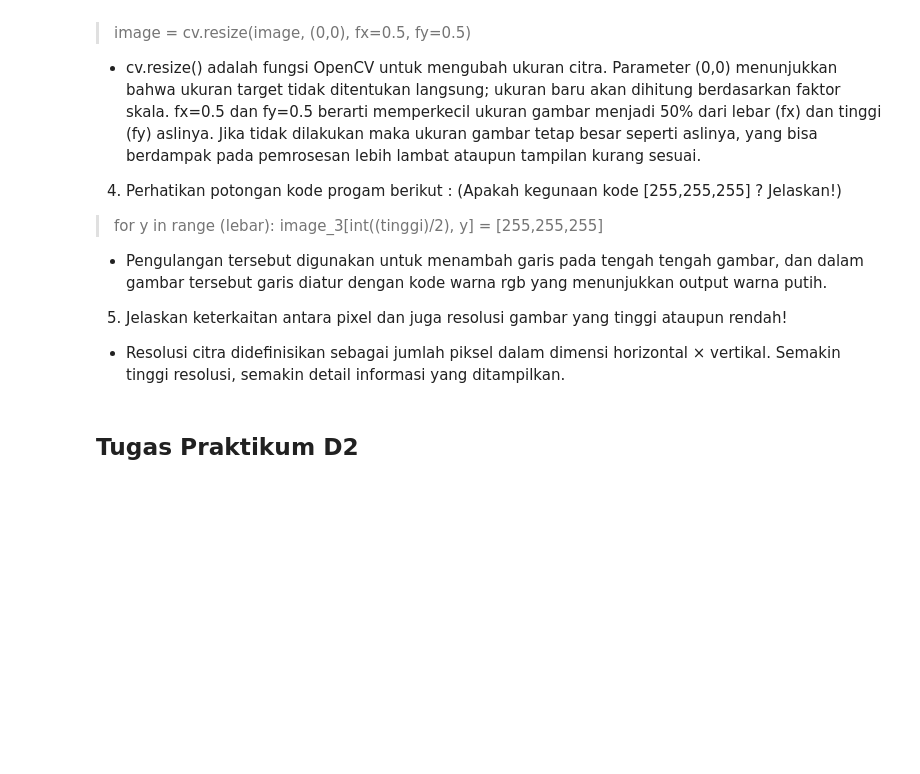
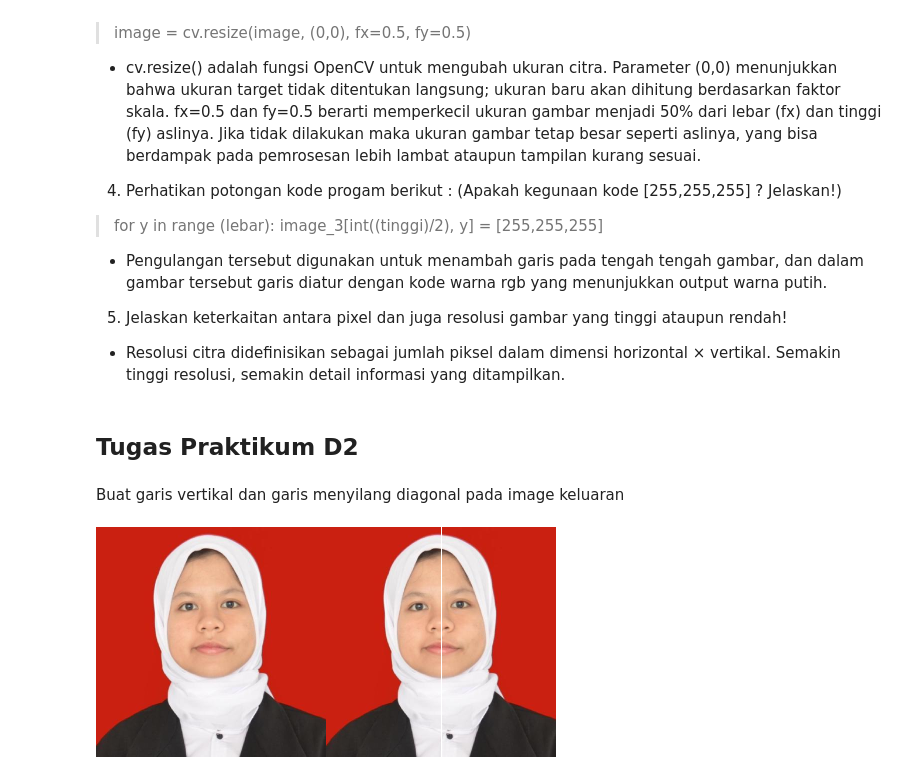
Before and after one commit to sukinnamz/PCVK25_3F_16, a Jupyter notebook: Week1_16.ipynb, the cells around one changed output. Cells and saved outputs as stored; diff of their text form; code cells hidden in the pictures; blank space fills up the shorter version.

```diff
--- a/Week1_16.ipynb
+++ b/Week1_16.ipynb
@@ -86,3 +86,15 @@ sesi ini?
 Semakin tinggi resolusi, semakin detail informasi yang ditampilkan.
 # %% [markdown]
 ## Tugas Praktikum D2
+# %% [markdown]
+Buat garis vertikal dan garis menyilang diagonal pada image keluaran
+# %%
+image_4 = cv.cvtColor(image, cv.COLOR_BGR2RGB)
+
+for x in range (tinggi):
+  image_4[x, int((tinggi)/2)] = [255,255,255]
+
+final_frame = cv.hconcat((image_2, image_4))
+cv2_imshow(final_frame)
+# %% [output]
+[figure, added]
```
Also changed, not shown: parts of 5 cells of this notebook.
